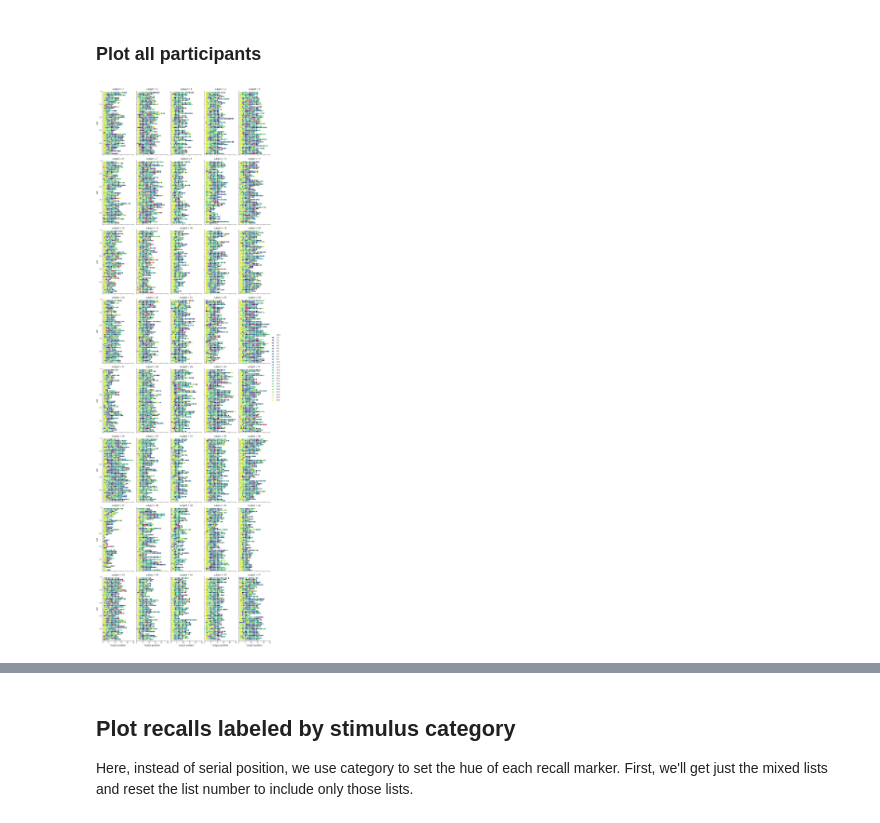
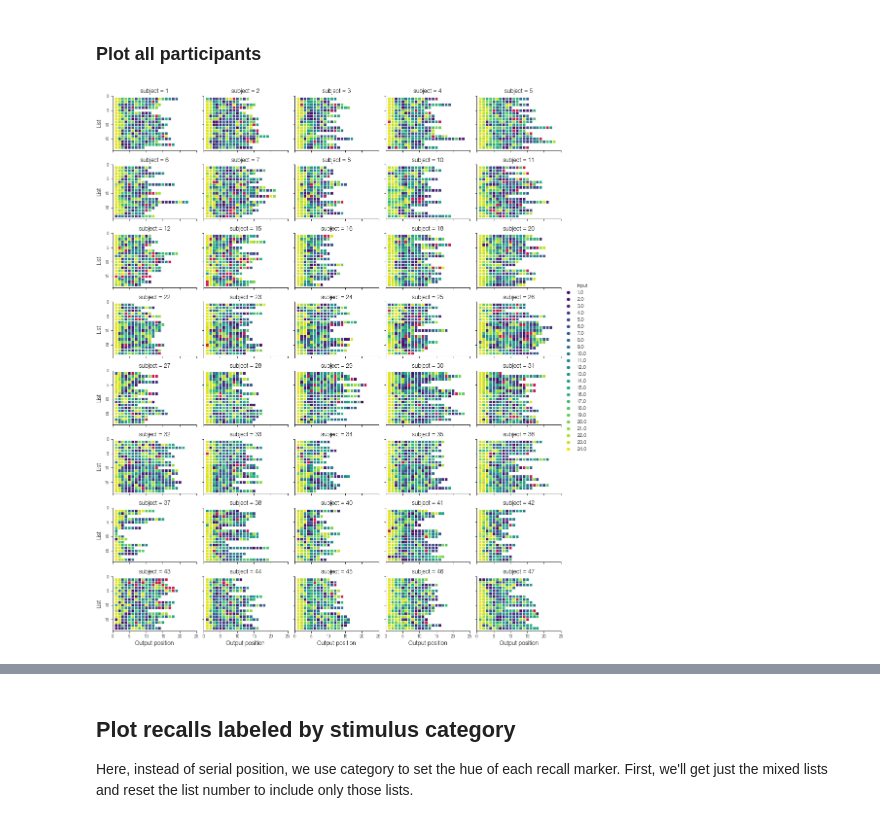
Before and after one commit to mortonne/psifr-notebooks, a Jupyter notebook: demo_raster.ipynb, the cells around one changed output, grey strips where cells are left out. Drawn from its saved outputs; the diff is of its cells as text; code cells hidden in the pictures.

Commit message:
split plots by list type

```diff
--- a/demo_raster.ipynb
+++ b/demo_raster.ipynb
@@ -33,9 +33,14 @@ g = fr.plot_raster(subj, orientation='vertical');
 [figure]
 # %% [markdown]
 ### Plot all participants
+# %%
+mixed = data.query('list_type == "mixed"').copy()
+mixed = fr.reset_list(mixed)
+pure = data.query('list_type == "pure"').copy()
+pure = fr.reset_list(pure)
 # %%
-g = fr.plot_raster(data, orientation='vertical', col='subject', col_wrap=5,
-                   length=5);
+g = fr.plot_raster(pure, orientation='vertical', col='subject', col_wrap=5,
+                   length=2);
 g.add_legend();
 # %% [output]
-[figure, old version]
+[figure, new version]
```
Also changed, not shown: parts of 2 cells of this notebook.
